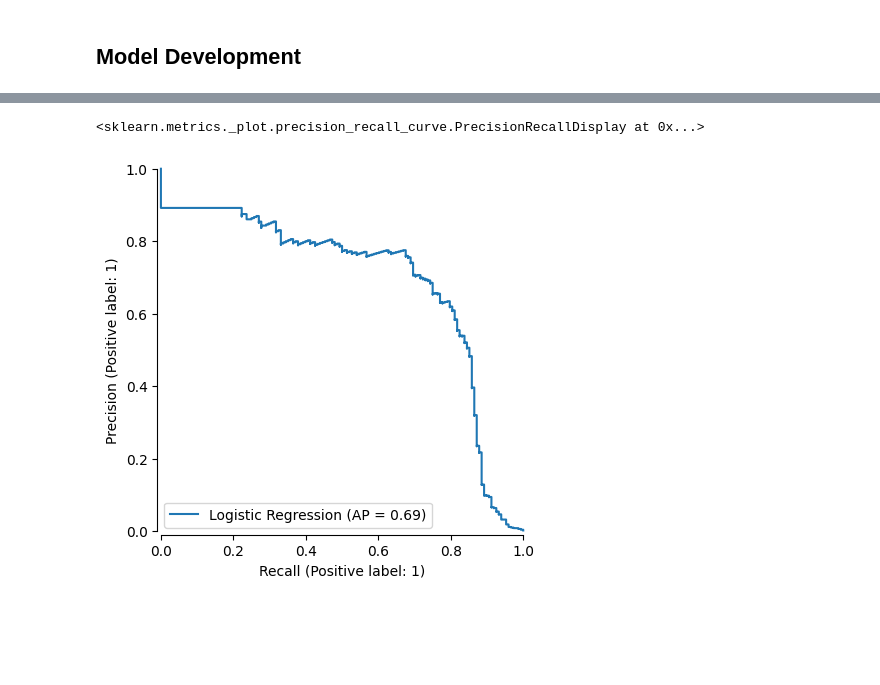
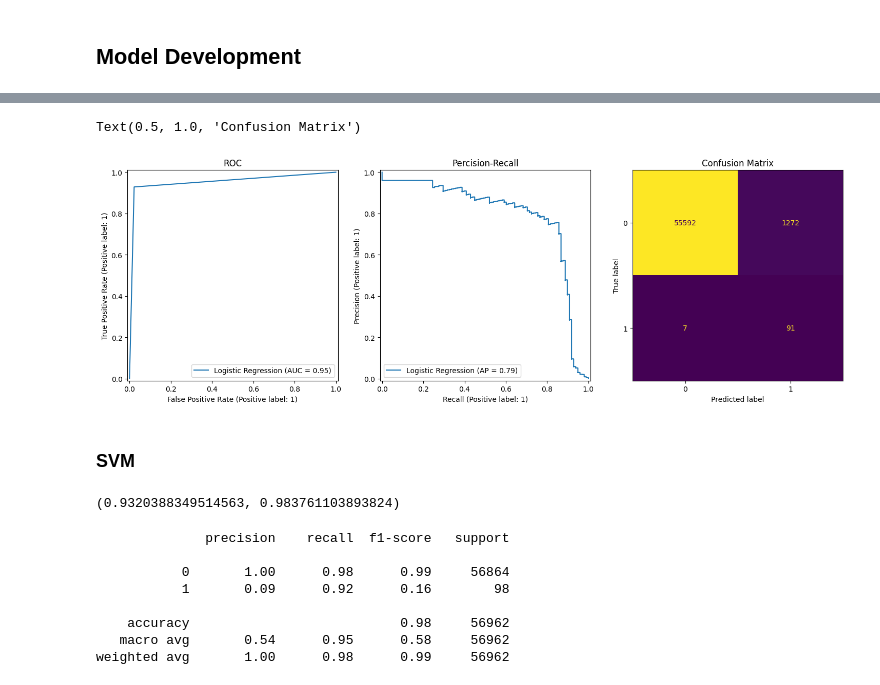
Before and after one commit to MehrdadSamadishadlou/kaggle_Credit_Card_Fraud_Detection, a Jupyter notebook: FraudDetection-Upgraded.ipynb, the cells around one changed output, grey strips where cells are left out. Saved outputs shown, nothing was run; the diff lists cells and outputs as text; code cells hidden in the pictures; blank space fills up the shorter version.

Commit message:
Adding outlier detection and elemination. Retraining the models.

```diff
--- a/FraudDetection-Upgraded.ipynb
+++ b/FraudDetection-Upgraded.ipynb
@@ -136,15 +134,9 @@ df_train = df_train.sample(frac=1)
 
 # amount of fraud classes 492 rows.
 fraud_train = df_train.loc[df_train['Class'] == 1]
-non_fraud_train = df_train.loc[df_train['Class'] == 0][:344]
+non_fraud_train = df_train.loc[df_train['Class'] == 0][:394]
 
 normal_distributed_df = pd.concat([fraud_train, non_fraud_train])
 print(normal_distributed_df["Class"].value_counts())
-
-# Shuffle dataframe rows
-X_train_new=normal_distributed_df.drop("Class", axis=1)
-y_train_new=normal_distributed_df["Class"]
-
-X_train_new.shape, y_train_new.value_counts()
 # %% [output]
 Class
@@ -183,3 +170,16 @@ Name: Class, dtype: float64
 The features with positive correlatation over 0.4 are V2, V4, and V11, and with negative correlation under -0.6 are V10, V12, and V14.
 # %% [markdown]
 ### Outlier Detection and Elemination
+# %%
+def outlierdetector(df, list_of_columns):
+    for column in list_of_columns:
+        q1 = df[column].quantile(0.25)
+        q3 = df[column].quantile(0.75)
+        iqr = q3-q1
+        Lower_tail = q1 - 1.5 * iqr
+        Upper_tail = q3 + 1.5 * iqr
+        return df.drop(df[(df[column] > Upper_tail) | (df[column] < Lower_tail)].index)
+# %%
+important_features=["V10", "V12", "V14", "V2", "V4", "V11"]
+df_outlierless=outlierdetector(normal_distributed_df, important_features)
+df_outlierless.shape
@@ -185,0 +188,5 @@ The features with positive correlatation over 0.4 are V2, V4, and V11, and with
+# %%
+X_train_new=df_outlierless.drop("Class", axis=1)
+y_train_new=df_outlierless["Class"]
+
+X_train_new.shape, y_train_new.value_counts()
@@ -211,5 +221,37 @@ weighted avg       1.00      0.96      0.98     85443
 # %%
-PrecisionRecallDisplay.from_estimator(LR, X_test, y_test, name="Logistic Regression", despine=True)
+f, (ax1, ax2, ax3) = plt.subplots(1, 3, figsize=(18,6))
+
+fpr, tpr, thresholds = roc_curve(y_test, y_pred)
+roc_auc = auc(fpr, tpr)
+ROC=RocCurveDisplay(fpr=fpr, tpr=tpr, roc_auc=roc_auc, name='Logistic Regression', pos_label=1)
+ROC.plot(ax=ax1)
+ax1.set_title("ROC")
+
+PrecisionRecallDisplay.from_estimator(LR, X_test, y_test, name="Logistic Regression", ax=ax2)
+ax2.set_title("Percision-Recall")
+
+cfx = ConfusionMatrixDisplay.from_predictions(y_test, y_pred, ax=ax3, colorbar=False)
+ax3.set_title("Confusion Matrix")
 # %% [output]
-<sklearn.metrics._plot.precision_recall_curve.PrecisionRecallDisplay at 0x...>
+Text(0.5, 1.0, 'Confusion Matrix')
-[figure, old version]
+[figure, new version]
+# %% [markdown]
+### SVM
+# %%
+svm=SVC()
+svm.fit(X_train_new, y_train_new)
+svm.score(X_train_new, y_train_new), svm.score(X_test, y_test)
+# %% [output]
+(0.9320388349514563, 0.983761103893824)
+# %%
+y_pred=svm.predict(X_test)
+print(classification_report(y_test, y_pred, labels=svm.classes_))
+# %% [output]
+              precision    recall  f1-score   support
+
+           0       1.00      0.98      0.99     56864
+           1       0.09      0.92      0.16        98
+
+    accuracy                           0.98     56962
+   macro avg       0.54      0.95      0.58     56962
+weighted avg       1.00      0.98      0.99     56962
```
Also changed, not shown: parts of 29 cells of this notebook.
